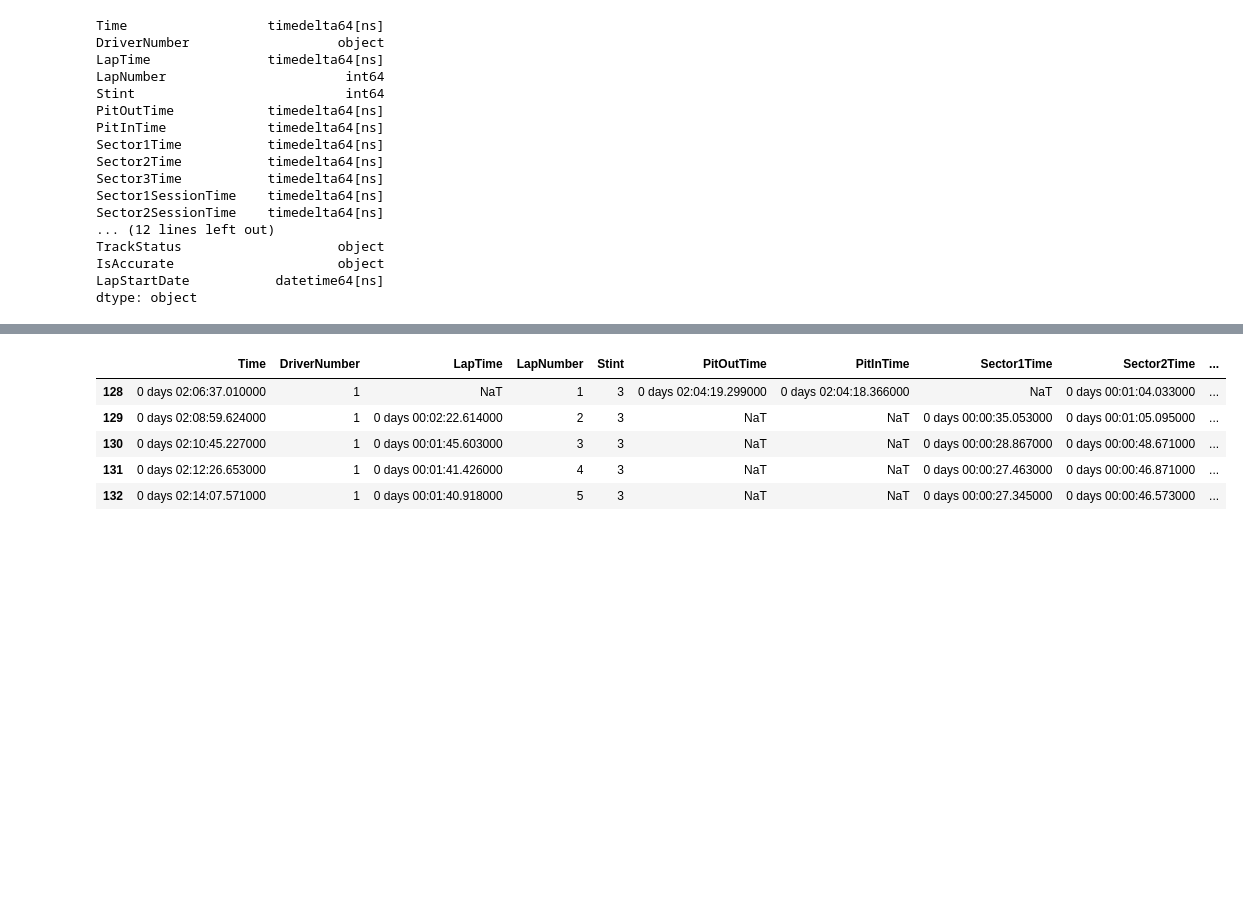
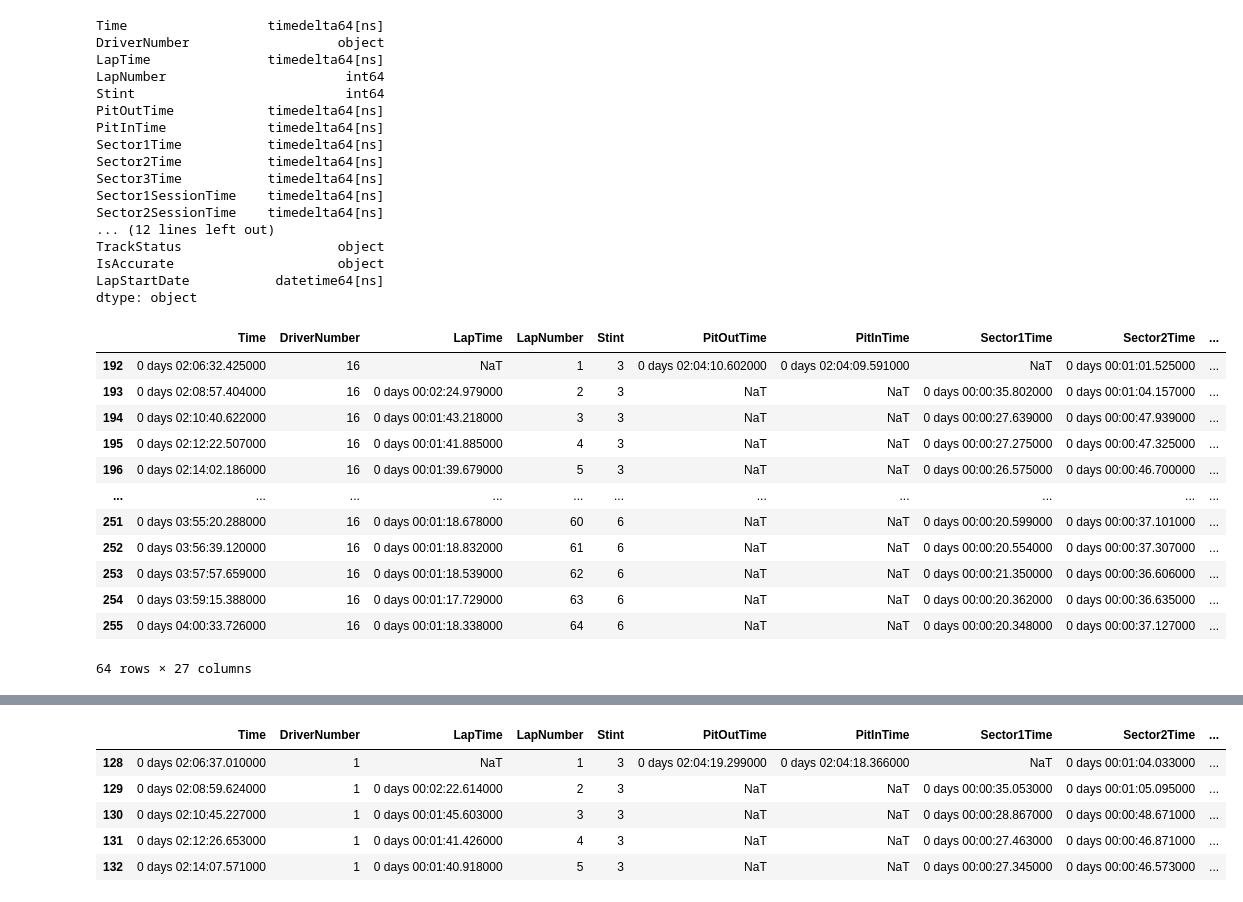
Before and after one commit to dhupee/Fastf1-head2head, a Jupyter notebook: fastf1-monaco-v-hungaroring.ipynb, the cells around one changed output, grey strips where cells are left out. Cells and saved outputs as stored; diff of their text form; code cells hidden in the pictures; blank space fills up the shorter version.

```diff
--- a/fastf1-monaco-v-hungaroring.ipynb
+++ b/fastf1-monaco-v-hungaroring.ipynb
@@ -43,16 +43,23 @@ pd.options.mode.chained_assignment = None
 # %%
 # add monaco session, race only
 monaco = fastf1.get_session(2022, 'Monaco', 'R')
-monaco.load()
+monaco.load(laps=True, telemetry=True, weather=True)
 
 # load drivers performance in monaco
 # only need Ferrari, Mercedes, and Redbull
-mon_lec = monaco.laps.pick_driver('LEC')
+mon_lec_drive = monaco.laps.pick_driver('LEC')
 mon_sai = monaco.laps.pick_driver('SAI')
 mon_ham = monaco.laps.pick_driver('HAM')
 mon_rus = monaco.laps.pick_driver('RUS')
 mon_ver = monaco.laps.pick_driver('VER')
 mon_per = monaco.laps.pick_driver('PER')
+
+# load weather in monaco
+mon_lec_weather = monaco.laps.pick_driver('LEC').get_weather_data()
+monaco_weather = monaco.laps.get_weather_data()
+
+# load car performance
+mon_lec_car = monaco.laps.pick_driver('LEC').get_car_data()
 # %% [output]
 core           INFO     Loading data for Monaco Grand Prix - Race [v2.2.9]
 api            INFO     Using cached data for driver_info
@@ -96,3 +125,19 @@ TrackStatus                    object
 IsAccurate                     object
 LapStartDate           datetime64[ns]
 dtype: object
+# %%
+mon_lec_drive
+# %% [output]
+|  | Time | DriverNumber | LapTime | LapNumber | Stint | PitOutTime | PitInTime | Sector1Time | Sector2Time | ... |
+| 192 | 0 days 02:06:32.425000 | 16 | NaT | 1 | 3 | 0 days 02:04:10.602000 | 0 days 02:04:09.591000 | NaT | 0 days 00:01:01.525000 | ... |
+| 193 | 0 days 02:08:57.404000 | 16 | 0 days 00:02:24.979000 | 2 | 3 | NaT | NaT | 0 days 00:00:35.802000 | 0 days 00:01:04.157000 | ... |
+| 194 | 0 days 02:10:40.622000 | 16 | 0 days 00:01:43.218000 | 3 | 3 | NaT | NaT | 0 days 00:00:27.639000 | 0 days 00:00:47.939000 | ... |
+| 195 | 0 days 02:12:22.507000 | 16 | 0 days 00:01:41.885000 | 4 | 3 | NaT | NaT | 0 days 00:00:27.275000 | 0 days 00:00:47.325000 | ... |
+| 196 | 0 days 02:14:02.186000 | 16 | 0 days 00:01:39.679000 | 5 | 3 | NaT | NaT | 0 days 00:00:26.575000 | 0 days 00:00:46.700000 | ... |
+| ... | ... | ... | ... | ... | ... | ... | ... | ... | ... | ... |
+| 251 | 0 days 03:55:20.288000 | 16 | 0 days 00:01:18.678000 | 60 | 6 | NaT | NaT | 0 days 00:00:20.599000 | 0 days 00:00:37.101000 | ... |
+| 252 | 0 days 03:56:39.120000 | 16 | 0 days 00:01:18.832000 | 61 | 6 | NaT | NaT | 0 days 00:00:20.554000 | 0 days 00:00:37.307000 | ... |
+| 253 | 0 days 03:57:57.659000 | 16 | 0 days 00:01:18.539000 | 62 | 6 | NaT | NaT | 0 days 00:00:21.350000 | 0 days 00:00:36.606000 | ... |
+| 254 | 0 days 03:59:15.388000 | 16 | 0 days 00:01:17.729000 | 63 | 6 | NaT | NaT | 0 days 00:00:20.362000 | 0 days 00:00:36.635000 | ... |
+| 255 | 0 days 04:00:33.726000 | 16 | 0 days 00:01:18.338000 | 64 | 6 | NaT | NaT | 0 days 00:00:20.348000 | 0 days 00:00:37.127000 | ... |
+64 rows × 27 columns
```
Also changed, not shown: parts of 7 cells of this notebook.
